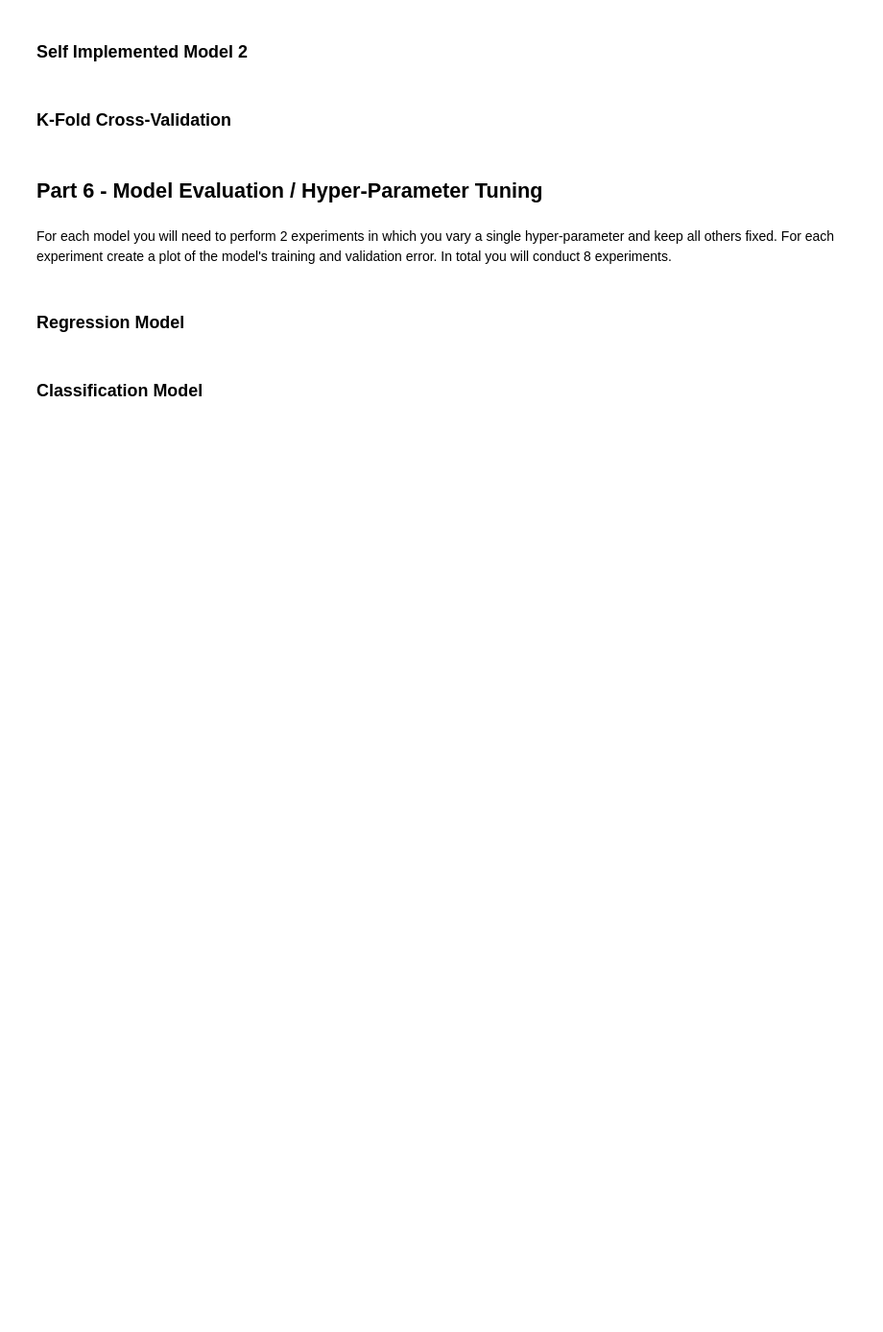
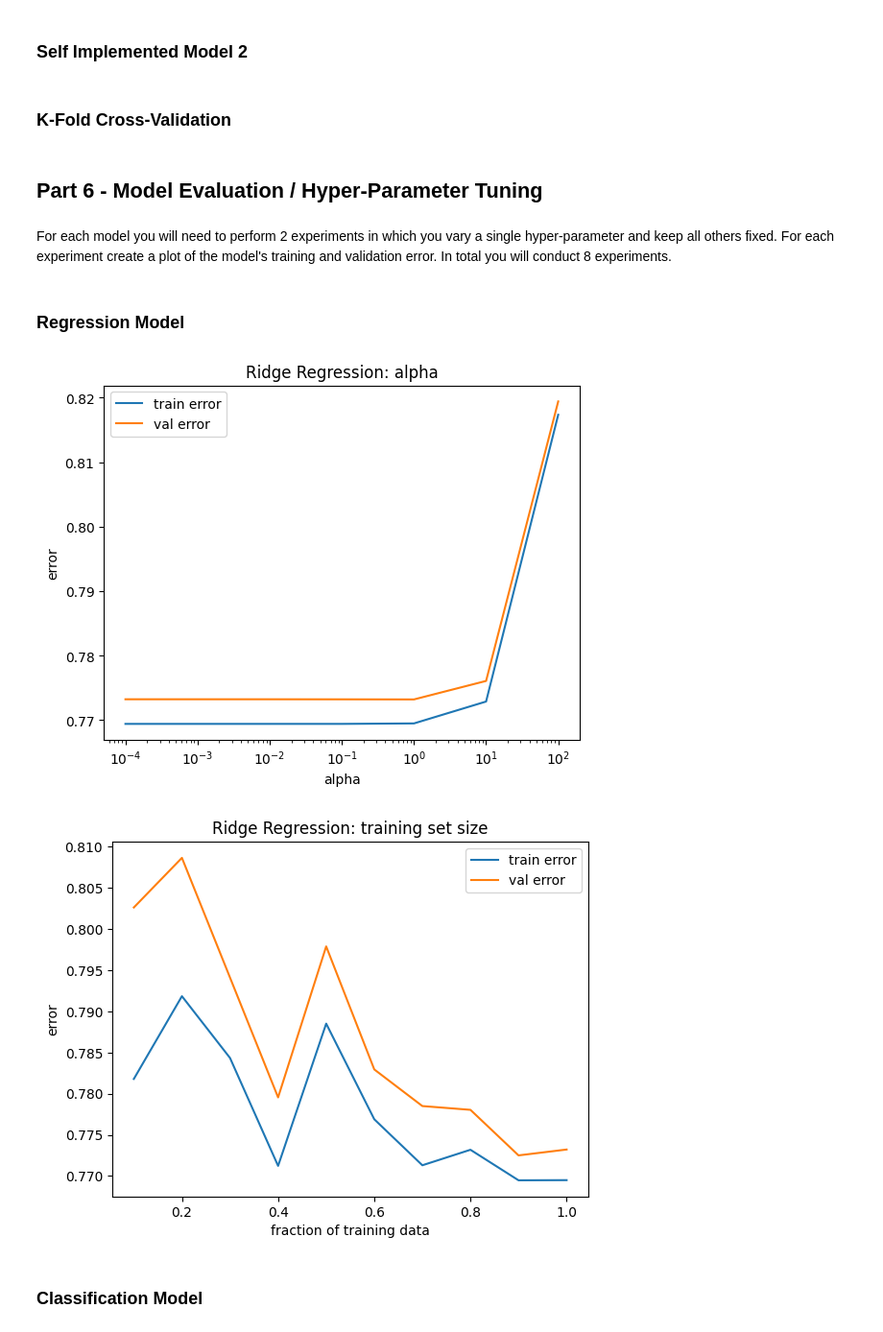
Before and after one commit to Joe-Bresee/data-mining, a Jupyter notebook: a1/Data_Mining_Assignment_1_post.ipynb, the cells around one changed output. Shown at 96% size. Cells and saved outputs as stored; diff of their text form; code cells hidden in the pictures; blank space fills up the shorter version.

```diff
--- a/a1/Data_Mining_Assignment_1_post.ipynb
+++ b/a1/Data_Mining_Assignment_1_post.ipynb
@@ -321,6 +338,7 @@ class MyEstimator(BaseEstimator):
 # %%
 # Example usage of the MyEstimator class
-estimator = MyEstimator(param=2)
+estimator = JoesLogisticRegression(param=2)
+estimator.learning_rate = estimator.lr
 print(estimator.get_params())
 
 X = np.array([[1, 2], [2, 3], [3, 4]])
@@ -381,5 +479,48 @@ For each experiment create a plot of the model's training and validation error.
 In total you will conduct 8 experiments.
 # %% [markdown]
 ### Regression Model
+# %%
+reg_data = np.column_stack([X_train.values, y_reg_train.values])
+
+# Experiment 1: vary alpha
+alphas = [0.0001, 0.001, 0.01, 0.1, 1, 10, 100]
+train_errors, val_errors = [], []
+
+for alpha in alphas:
+    model = Ridge(alpha=alpha)
+    results = k_fold_cross_validation(reg_data, k=5, model=model)
+    train_errors.append(1 - results["average_train_score"])
+    val_errors.append(1 - results["average_val_score"])
+
+plt.plot(alphas, train_errors, label="train error")
+plt.plot(alphas, val_errors, label="val error")
+plt.xscale("log")
+plt.xlabel("alpha")
+plt.ylabel("error")
+plt.title("Ridge Regression: alpha")
+plt.legend()
+plt.show()
+
+# Experiment 2: vary training set size
+fractions = [0.1, 0.2, 0.3, 0.4, 0.5, 0.6, 0.7, 0.8, 0.9, 1.0]
+train_errors, val_errors = [], []
+
+for frac in fractions:
+    subset = reg_data[:int(len(reg_data) * frac)]
+    model = Ridge(alpha=1.0)
+    results = k_fold_cross_validation(subset, k=5, model=model)
+    train_errors.append(1 - results["average_train_score"])
+    val_errors.append(1 - results["average_val_score"])
+
+plt.plot(fractions, train_errors, label="train error")
+plt.plot(fractions, val_errors, label="val error")
+plt.xlabel("fraction of training data")
+plt.ylabel("error")
+plt.title("Ridge Regression: training set size")
+plt.legend()
+plt.show()
+# %% [output]
+[figure, added]
+[figure, added]
 # %% [markdown]
 ### Classification Model
```
Also changed, not shown: parts of 21 cells of this notebook, 1 other file.
